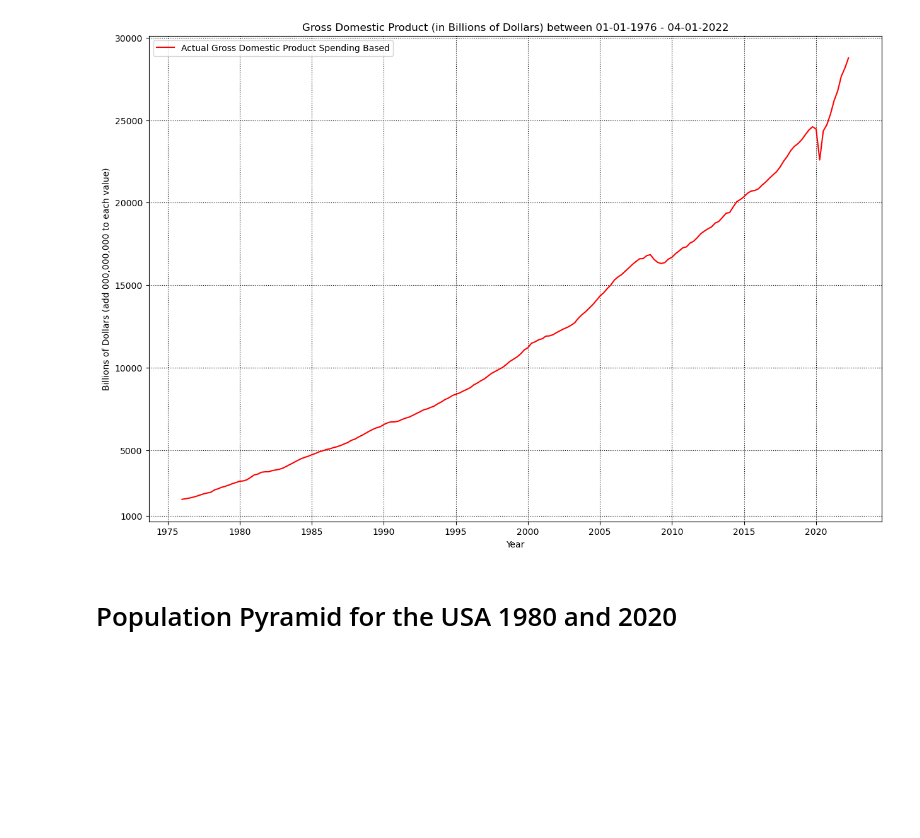
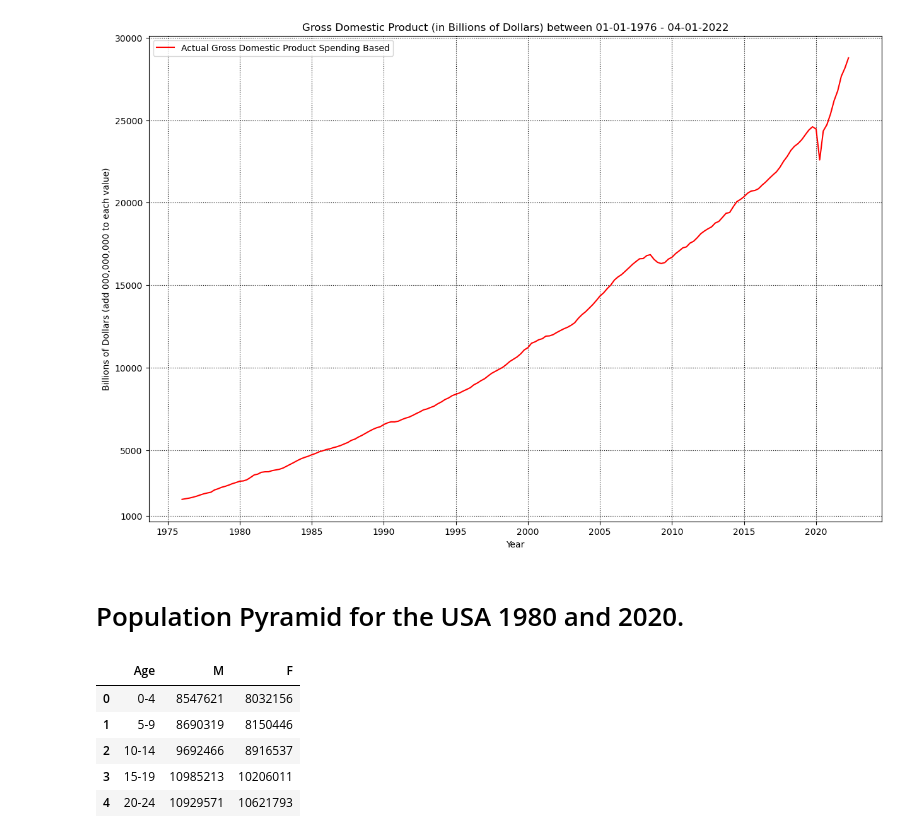
Before and after one commit to boggs2louky/EAP, a Jupyter notebook: National Unemployment and Labor Force Participation 1976-2022.ipynb, the cells around one changed output. Cells and saved outputs as stored; diff of their text form; code cells hidden in the pictures; blank space fills up the shorter version.

Commit message:
population pyramids added to ipynb

```diff
--- a/National Unemployment and Labor Force Participation 1976-2022.ipynb
+++ b/National Unemployment and Labor Force Participation 1976-2022.ipynb
@@ -17,8 +17,8 @@ import plotly.graph_objs as go
 #Read the CSV file.
 Econdata = pd.read_csv("https://raw.githubusercontent.com/boggs2louky/EAP/main/data/ECONDATA.csv")
 GDP = pd.read_csv("https://raw.githubusercontent.com/boggs2louky/EAP/main/data/GDP.csv")
-POP1980 = pd.read_csv("")
-POP2020 = pd.read_csv("")
+POP1980 = pd.read_csv("https://raw.githubusercontent.com/boggs2louky/EAP/main/data/USA1980.csv")
+POP2020 = pd.read_csv("https://raw.githubusercontent.com/boggs2louky/EAP/main/data/USA2020.csv")
 # %% [markdown]
 ### An initial look at the table and associated data.
 # %%
@@ -430,5 +430,14 @@ plt.legend(loc=2)
 plt.show()
 # %% [output]
 [figure]
-# %% [markdown]
-# Population Pyramid for the USA 1980 and 2020
+# %% [markdown]
+# Population Pyramid for the USA 1980 and 2020.
+# %%
+POP1980.head()
+# %% [output]
+|  | Age | M | F |
+| 0 | 0-4 | 8547621 | 8032156 |
+| 1 | 5-9 | 8690319 | 8150446 |
+| 2 | 10-14 | 9692466 | 8916537 |
+| 3 | 15-19 | 10985213 | 10206011 |
+| 4 | 20-24 | 10929571 | 10621793 |
```
Also changed, not shown: parts of 7 cells of this notebook.
